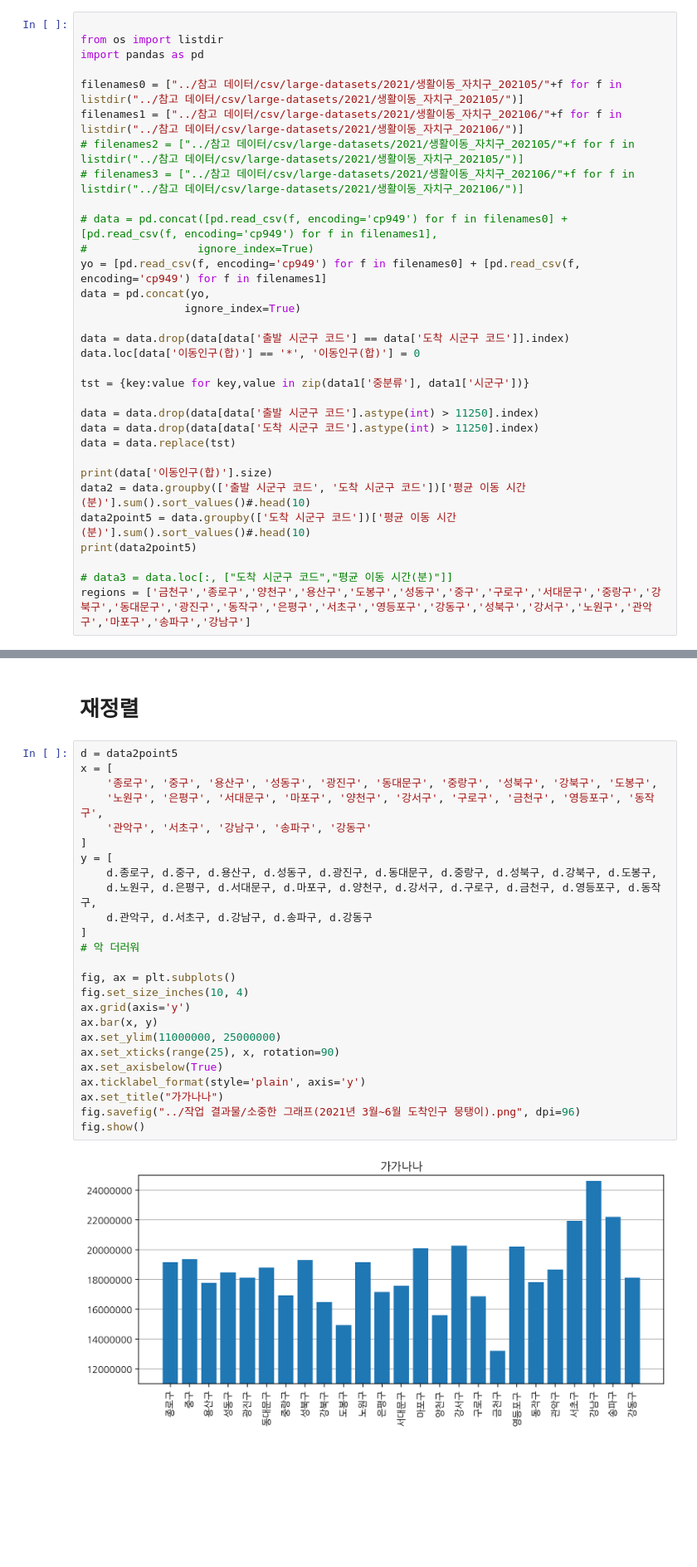
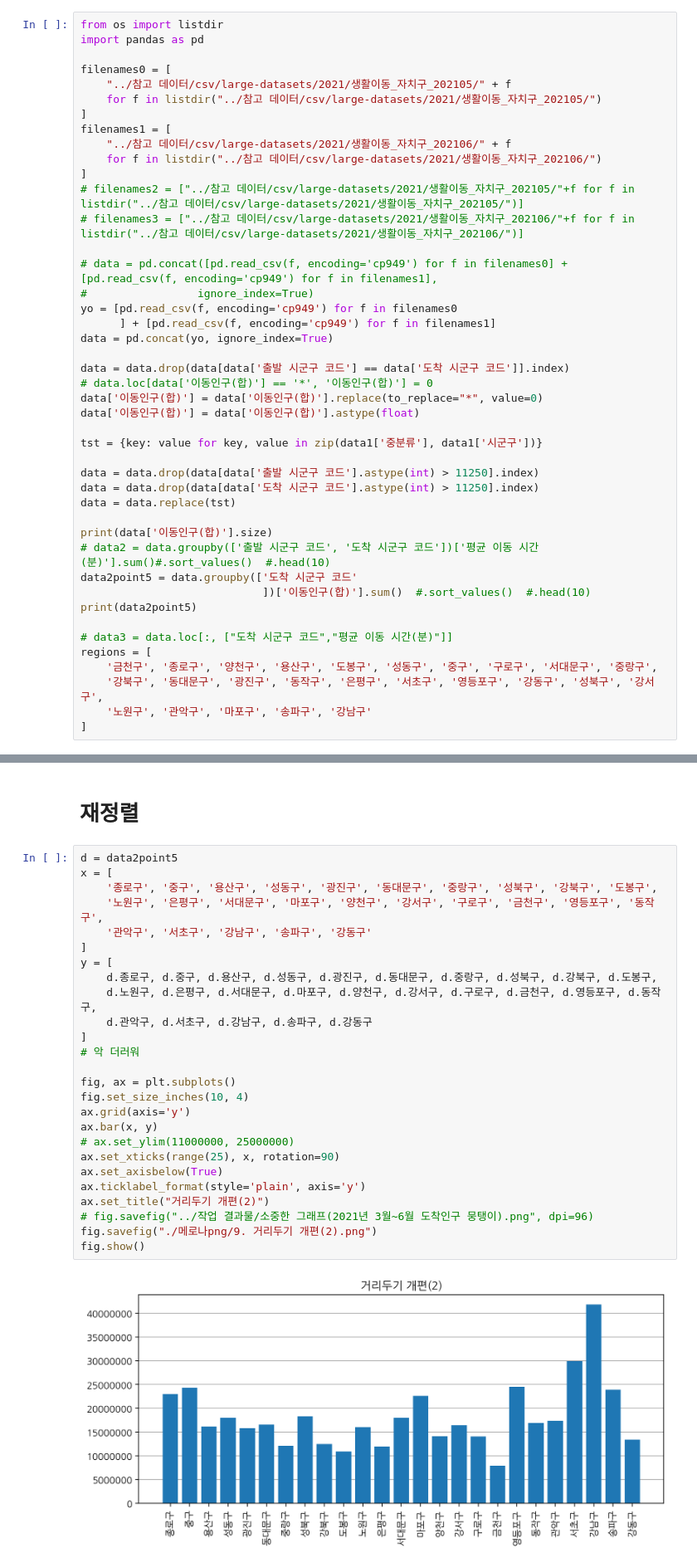
Before and after one commit to dmu-data-anal/data-analysis, a Jupyter notebook: .박종관/data_test5.ipynb, the cells around one changed output, grey strips where cells are left out. Shown at 83% size. Cells and saved outputs as stored; diff of their text form; blank space fills up the shorter version.

```diff
--- a/.박종관/data_test5.ipynb
+++ b/.박종관/data_test5.ipynb
@@ -523,35 +567,47 @@ fig.show()
 # %%
-
 from os import listdir
 import pandas as pd
 
-filenames0 = ["../참고 데이터/csv/large-datasets/2021/생활이동_자치구_202105/"+f for f in listdir("../참고 데이터/csv/large-datasets/2021/생활이동_자치구_202105/")]
-filenames1 = ["../참고 데이터/csv/large-datasets/2021/생활이동_자치구_202106/"+f for f in listdir("../참고 데이터/csv/large-datasets/2021/생활이동_자치구_202106/")]
+filenames0 = [
+    "../참고 데이터/csv/large-datasets/2021/생활이동_자치구_202105/" + f
+    for f in listdir("../참고 데이터/csv/large-datasets/2021/생활이동_자치구_202105/")
+]
+filenames1 = [
+    "../참고 데이터/csv/large-datasets/2021/생활이동_자치구_202106/" + f
+    for f in listdir("../참고 데이터/csv/large-datasets/2021/생활이동_자치구_202106/")
+]
 # filenames2 = ["../참고 데이터/csv/large-datasets/2021/생활이동_자치구_202105/"+f for f in listdir("../참고 데이터/csv/large-datasets/2021/생활이동_자치구_202105/")]
 # filenames3 = ["../참고 데이터/csv/large-datasets/2021/생활이동_자치구_202106/"+f for f in listdir("../참고 데이터/csv/large-datasets/2021/생활이동_자치구_202106/")]
 
 # data = pd.concat([pd.read_csv(f, encoding='cp949') for f in filenames0] + [pd.read_csv(f, encoding='cp949') for f in filenames1],
 #                 ignore_index=True)
-yo = [pd.read_csv(f, encoding='cp949') for f in filenames0] + [pd.read_csv(f, encoding='cp949') for f in filenames1]
-data = pd.concat(yo,
-                ignore_index=True)
+yo = [pd.read_csv(f, encoding='cp949') for f in filenames0
+      ] + [pd.read_csv(f, encoding='cp949') for f in filenames1]
+data = pd.concat(yo, ignore_index=True)
 
 data = data.drop(data[data['출발 시군구 코드'] == data['도착 시군구 코드']].index)
-data.loc[data['이동인구(합)'] == '*', '이동인구(합)'] = 0
+# data.loc[data['이동인구(합)'] == '*', '이동인구(합)'] = 0
+data['이동인구(합)'] = data['이동인구(합)'].replace(to_replace="*", value=0)
+data['이동인구(합)'] = data['이동인구(합)'].astype(float)
 
-tst = {key:value for key,value in zip(data1['중분류'], data1['시군구'])}
+tst = {key: value for key, value in zip(data1['중분류'], data1['시군구'])}
 
 data = data.drop(data[data['출발 시군구 코드'].astype(int) > 11250].index)
 data = data.drop(data[data['도착 시군구 코드'].astype(int) > 11250].index)
 data = data.replace(tst)
 
 print(data['이동인구(합)'].size)
-data2 = data.groupby(['출발 시군구 코드', '도착 시군구 코드'])['평균 이동 시간(분)'].sum().sort_values()#.head(10)
-data2point5 = data.groupby(['도착 시군구 코드'])['평균 이동 시간(분)'].sum().sort_values()#.head(10)
+# data2 = data.groupby(['출발 시군구 코드', '도착 시군구 코드'])['평균 이동 시간(분)'].sum()#.sort_values()  #.head(10)
+data2point5 = data.groupby(['도착 시군구 코드'
+                            ])['이동인구(합)'].sum()  #.sort_values()  #.head(10)
 print(data2point5)
 
 # data3 = data.loc[:, ["도착 시군구 코드","평균 이동 시간(분)"]]
-regions = ['금천구','종로구','양천구','용산구','도봉구','성동구','중구','구로구','서대문구','중랑구','강북구','동대문구','광진구','동작구','은평구','서초구','영등포구','강동구','성북구','강서구','노원구','관악구','마포구','송파구','강남구']
+regions = [
+    '금천구', '종로구', '양천구', '용산구', '도봉구', '성동구', '중구', '구로구', '서대문구', '중랑구',
+    '강북구', '동대문구', '광진구', '동작구', '은평구', '서초구', '영등포구', '강동구', '성북구', '강서구',
+    '노원구', '관악구', '마포구', '송파구', '강남구'
+]
 # %% [output]
 18771442
 도착 시군구 코드
@@ -575,27 +631,28 @@ Name: 평균 이동 시간(분), dtype: int64
 # %%
 d = data2point5
 x = [
     '종로구', '중구', '용산구', '성동구', '광진구', '동대문구', '중랑구', '성북구', '강북구', '도봉구',
     '노원구', '은평구', '서대문구', '마포구', '양천구', '강서구', '구로구', '금천구', '영등포구', '동작구',
     '관악구', '서초구', '강남구', '송파구', '강동구'
 ]
 y = [
     d.종로구, d.중구, d.용산구, d.성동구, d.광진구, d.동대문구, d.중랑구, d.성북구, d.강북구, d.도봉구,
     d.노원구, d.은평구, d.서대문구, d.마포구, d.양천구, d.강서구, d.구로구, d.금천구, d.영등포구, d.동작구,
     d.관악구, d.서초구, d.강남구, d.송파구, d.강동구
 ]
 # 악 더러워
 
 fig, ax = plt.subplots()
 fig.set_size_inches(10, 4)
 ax.grid(axis='y')
 ax.bar(x, y)
-ax.set_ylim(11000000, 25000000)
+# ax.set_ylim(11000000, 25000000)
 ax.set_xticks(range(25), x, rotation=90)
 ax.set_axisbelow(True)
 ax.ticklabel_format(style='plain', axis='y')
-ax.set_title("가가나나")
-fig.savefig("../작업 결과물/소중한 그래프(2021년 3월~6월 도착인구 뭉탱이).png", dpi=96)
+ax.set_title("거리두기 개편(2)")
+# fig.savefig("../작업 결과물/소중한 그래프(2021년 3월~6월 도착인구 뭉탱이).png", dpi=96)
+fig.savefig("./메로나png/9. 거리두기 개편(2).png")
 fig.show()
 # %% [output]
-[figure, old version]
+[figure, new version]
```
Also changed, not shown: parts of 17 cells of this notebook, 21 other files.
